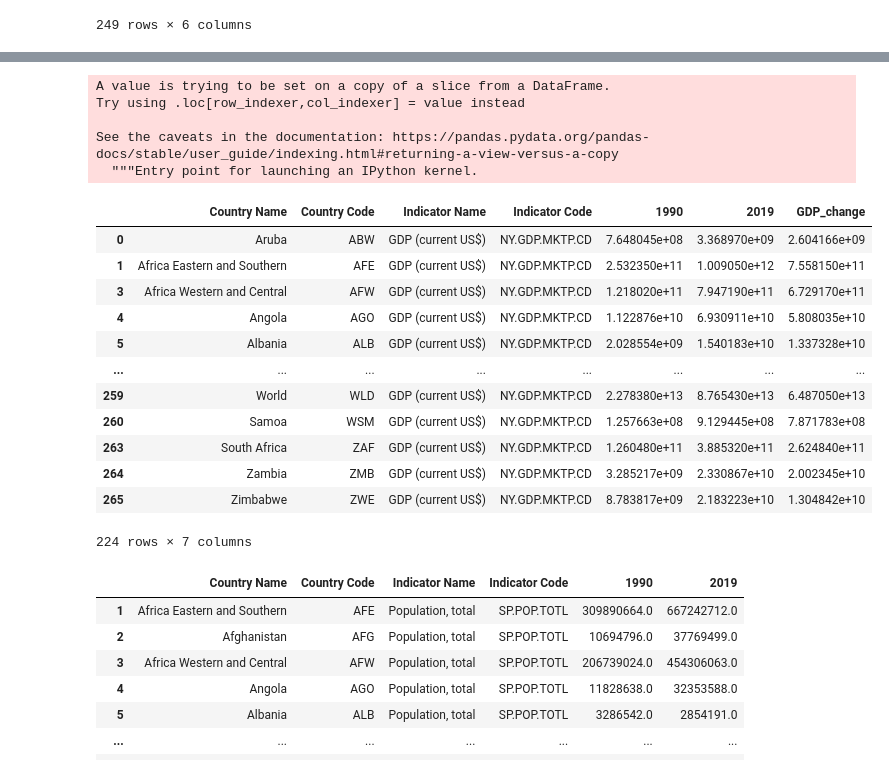
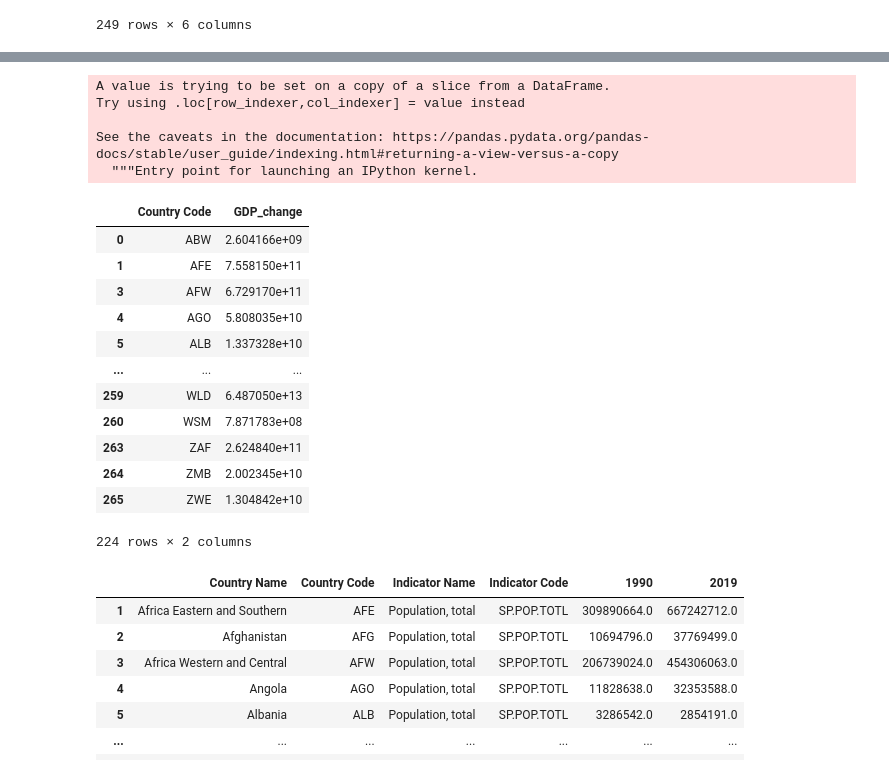
Before and after one commit to oli124/Project3_OliverK_UfuomaA, a Jupyter notebook: Population.ipynb, the cells around one changed output, grey strips where cells are left out. Saved outputs shown, nothing was run; the diff lists cells and outputs as text; code cells hidden in the pictures.

```diff
--- a/Population.ipynb
+++ b/Population.ipynb
@@ -68,26 +72,27 @@ select_gdp_df = gdp_df[['Country Name','Country Code','Indicator Name','Indicato
 dropped_gdp_df= select_gdp_df.dropna()
 # %%
 dropped_gdp_df['GDP_change']=dropped_gdp_df['2019']-dropped_gdp_df['1990']
+dropped_gdp_df = dropped_gdp_df.drop(columns=['Country Name','Indicator Name','Indicator Code','1990','2019'])
 dropped_gdp_df
 # %% [output]
 A value is trying to be set on a copy of a slice from a DataFrame.
 Try using .loc[row_indexer,col_indexer] = value instead
 
 See the caveats in the documentation: https://pandas.pydata.org/pandas-docs/stable/user_guide/indexing.html#returning-a-view-versus-a-copy
   """Entry point for launching an IPython kernel.
-|  | Country Name | Country Code | Indicator Name | Indicator Code | 1990 | 2019 | GDP_change |
-| 0 | Aruba | ABW | GDP (current US$) | NY.GDP.MKTP.CD | 7.648045e+08 | 3.368970e+09 | 2.604166e+09 |
-| 1 | Africa Eastern and Southern | AFE | GDP (current US$) | NY.GDP.MKTP.CD | 2.532350e+11 | 1.009050e+12 | 7.558150e+11 |
-| 3 | Africa Western and Central | AFW | GDP (current US$) | NY.GDP.MKTP.CD | 1.218020e+11 | 7.947190e+11 | 6.729170e+11 |
-| 4 | Angola | AGO | GDP (current US$) | NY.GDP.MKTP.CD | 1.122876e+10 | 6.930911e+10 | 5.808035e+10 |
-| 5 | Albania | ALB | GDP (current US$) | NY.GDP.MKTP.CD | 2.028554e+09 | 1.540183e+10 | 1.337328e+10 |
-| ... | ... | ... | ... | ... | ... | ... | ... |
-| 259 | World | WLD | GDP (current US$) | NY.GDP.MKTP.CD | 2.278380e+13 | 8.765430e+13 | 6.487050e+13 |
-| 260 | Samoa | WSM | GDP (current US$) | NY.GDP.MKTP.CD | 1.257663e+08 | 9.129445e+08 | 7.871783e+08 |
-| 263 | South Africa | ZAF | GDP (current US$) | NY.GDP.MKTP.CD | 1.260480e+11 | 3.885320e+11 | 2.624840e+11 |
-| 264 | Zambia | ZMB | GDP (current US$) | NY.GDP.MKTP.CD | 3.285217e+09 | 2.330867e+10 | 2.002345e+10 |
-| 265 | Zimbabwe | ZWE | GDP (current US$) | NY.GDP.MKTP.CD | 8.783817e+09 | 2.183223e+10 | 1.304842e+10 |
+|  | Country Code | GDP_change |
+| 0 | ABW | 2.604166e+09 |
+| 1 | AFE | 7.558150e+11 |
+| 3 | AFW | 6.729170e+11 |
+| 4 | AGO | 5.808035e+10 |
+| 5 | ALB | 1.337328e+10 |
+| ... | ... | ... |
+| 259 | WLD | 6.487050e+13 |
+| 260 | WSM | 7.871783e+08 |
+| 263 | ZAF | 2.624840e+11 |
+| 264 | ZMB | 2.002345e+10 |
+| 265 | ZWE | 1.304842e+10 |
-224 rows × 7 columns
+224 rows × 2 columns
 # %%
 actual_gdp_df= pd.DataFrame(dropped_gdp_df)
 actual_gdp_df.to_csv("Resources/Actual_Gdp.csv")
```
Also changed, not shown: parts of 11 cells of this notebook, 6 other files.
